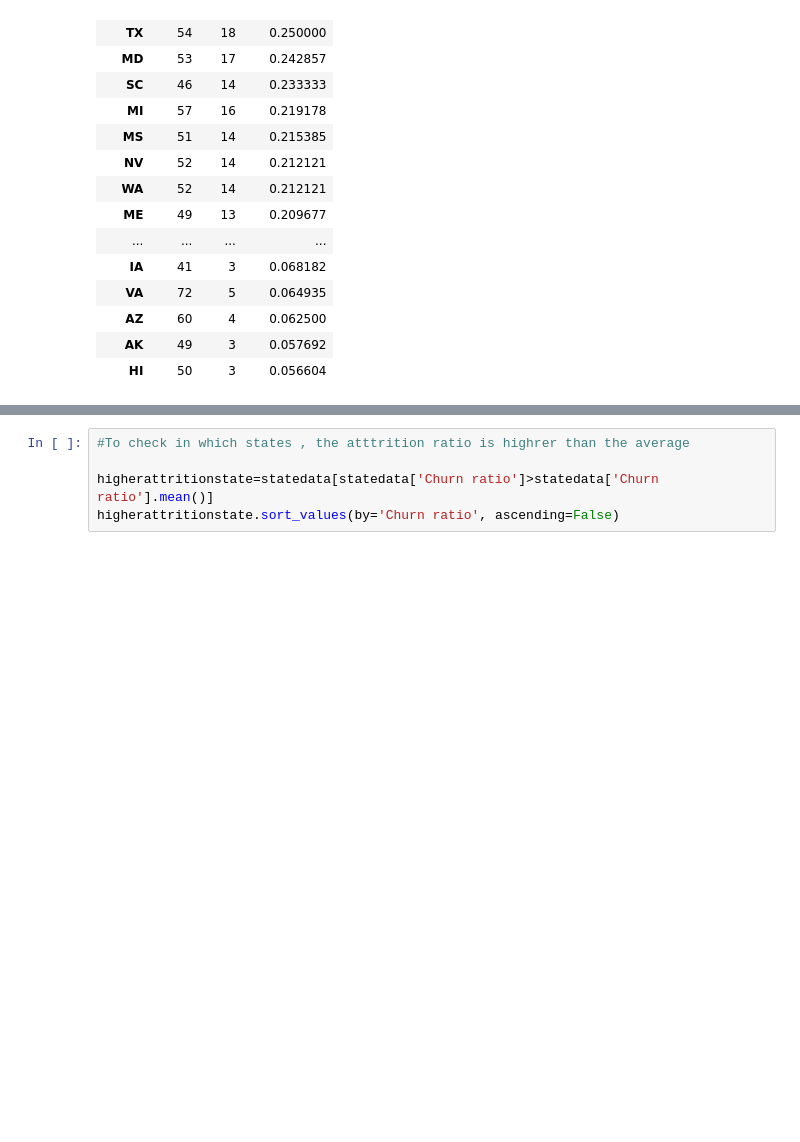
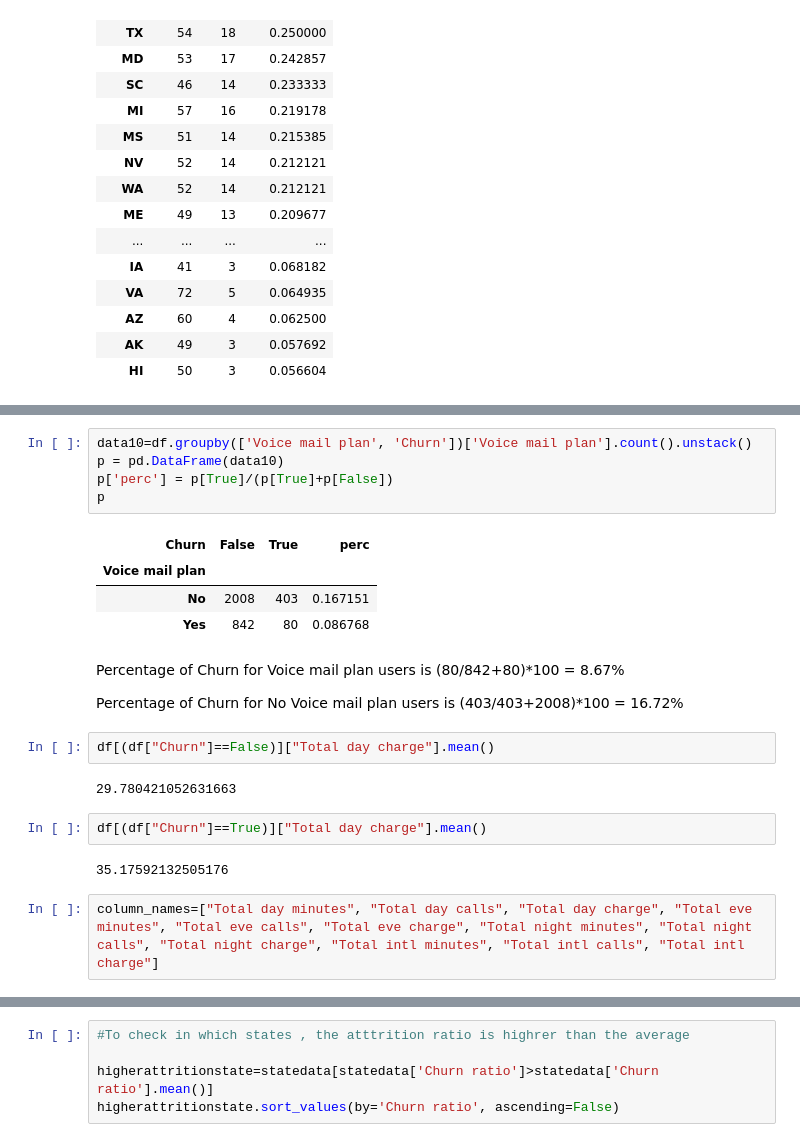
Before and after one commit to nitesh-singh-datascience/team-power-telecom-churn-analysis, a Jupyter notebook: Nilanjan_Chandra_Telecom_Churn_Analysis_Capstone_Project.ipynb, the cells around one changed output, grey strips where cells are left out. Saved outputs shown, nothing was run; the diff lists cells and outputs as text; blank space fills up the shorter version.

```diff
--- a/Nilanjan_Chandra_Telecom_Churn_Analysis_Capstone_Project.ipynb
+++ b/Nilanjan_Chandra_Telecom_Churn_Analysis_Capstone_Project.ipynb
@@ -121,0 +149,25 @@ statedata.sort_values(by='Churn ratio', ascending=False)
+# %%
+data10=df.groupby(['Voice mail plan', 'Churn'])['Voice mail plan'].count().unstack()
+p = pd.DataFrame(data10)
+p['perc'] = p[True]/(p[True]+p[False])
+p
+# %% [output]
+| Churn | False | True | perc |
+| Voice mail plan |  |  |  |
+| No | 2008 | 403 | 0.167151 |
+| Yes | 842 | 80 | 0.086768 |
+# %% [markdown]
+Percentage of Churn for Voice mail plan users is (80/842+80)*100 = 8.67%
+
+
+Percentage of Churn for No Voice mail plan users is (403/403+2008)*100 = 16.72%
+# %%
+df[(df["Churn"]==False)]["Total day charge"].mean()
+# %% [output]
+29.780421052631663
+# %%
+df[(df["Churn"]==True)]["Total day charge"].mean()
+# %% [output]
+35.17592132505176
+# %%
+column_names=["Total day minutes", "Total day calls", "Total day charge", "Total eve minutes", "Total eve calls", "Total eve charge", "Total night minutes", "Total night calls", "Total night charge", "Total intl minutes", "Total intl calls", "Total intl charge"]
```
Also changed, not shown: parts of 10 cells of this notebook.
